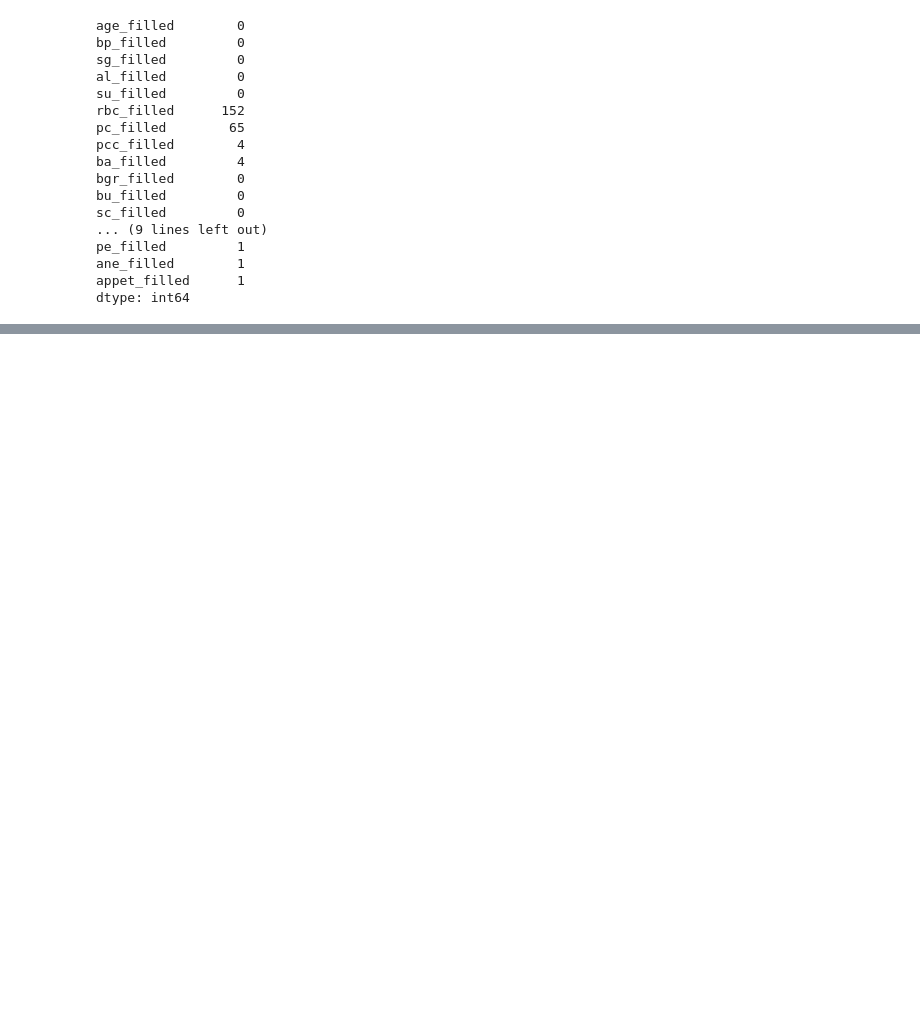
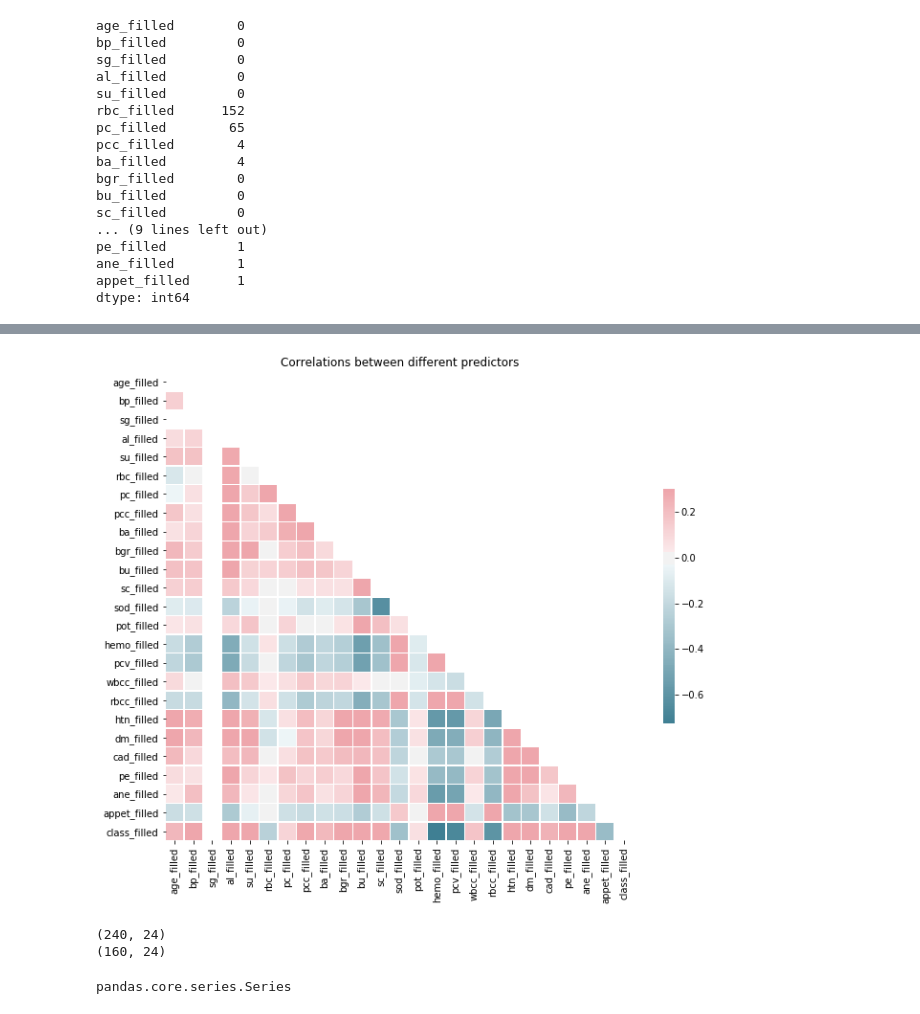
Before and after one commit to sgshashi/dm2, a Jupyter notebook: ckd.ipynb, the cells around one changed output, grey strips where cells are left out. Cells and saved outputs as stored; diff of their text form; code cells hidden in the pictures; blank space fills up the shorter version.

```diff
--- a/ckd.ipynb
+++ b/ckd.ipynb
@@ -237,0 +305,40 @@ sns.boxplot(x="type", y="value", data=dataset, whis=3.0);
+# %%
+# correlated various attributes with class
+corr_input = curatedInput.corr()
+# %%
+# Generate a mask for the upper triangle
+mask = np.zeros_like(corr_input, dtype=np.bool)
+mask[np.triu_indices_from(mask)] = True
+
+# Set up the matplotlib figure
+f, ax = plt.subplots(figsize=(11, 9))
+
+# Generate a custom diverging colormap
+cmap = sns.diverging_palette(220, 10, as_cmap=True)
+
+# Draw the heatmap with the mask and correct aspect ratio
+sns.heatmap(corr_input, mask=mask, cmap=cmap, vmax=.3, center=0,
+            square=True, linewidths=.5, cbar_kws={"shrink": .5})
+plt.title('Correlations between different predictors')
+plt.show()
+# %% [output]
+[figure, added]
+# %%
+from sklearn.model_selection import train_test_split
+
+x_train, x_test, y_train, y_test = train_test_split(curatedInput.iloc[:,:-1], curatedInput['class_filled'],
+                                                    test_size = 0.40, random_state=44,
+                                                   stratify= curatedInput['class_filled'] )
+print(x_train.shape)
+print(x_test.shape)
+# %% [output]
+(240, 24)
+(160, 24)
+# %%
+from sklearn.tree import DecisionTreeClassifier
+
+dc = DecisionTreeClassifier(min_samples_leaf=0.1, random_state=42, criterion="entropy")
+type(x_train)
+type(y_train)
+# %% [output]
+pandas.core.series.Series
```
Also changed, not shown: parts of 18 cells of this notebook.
